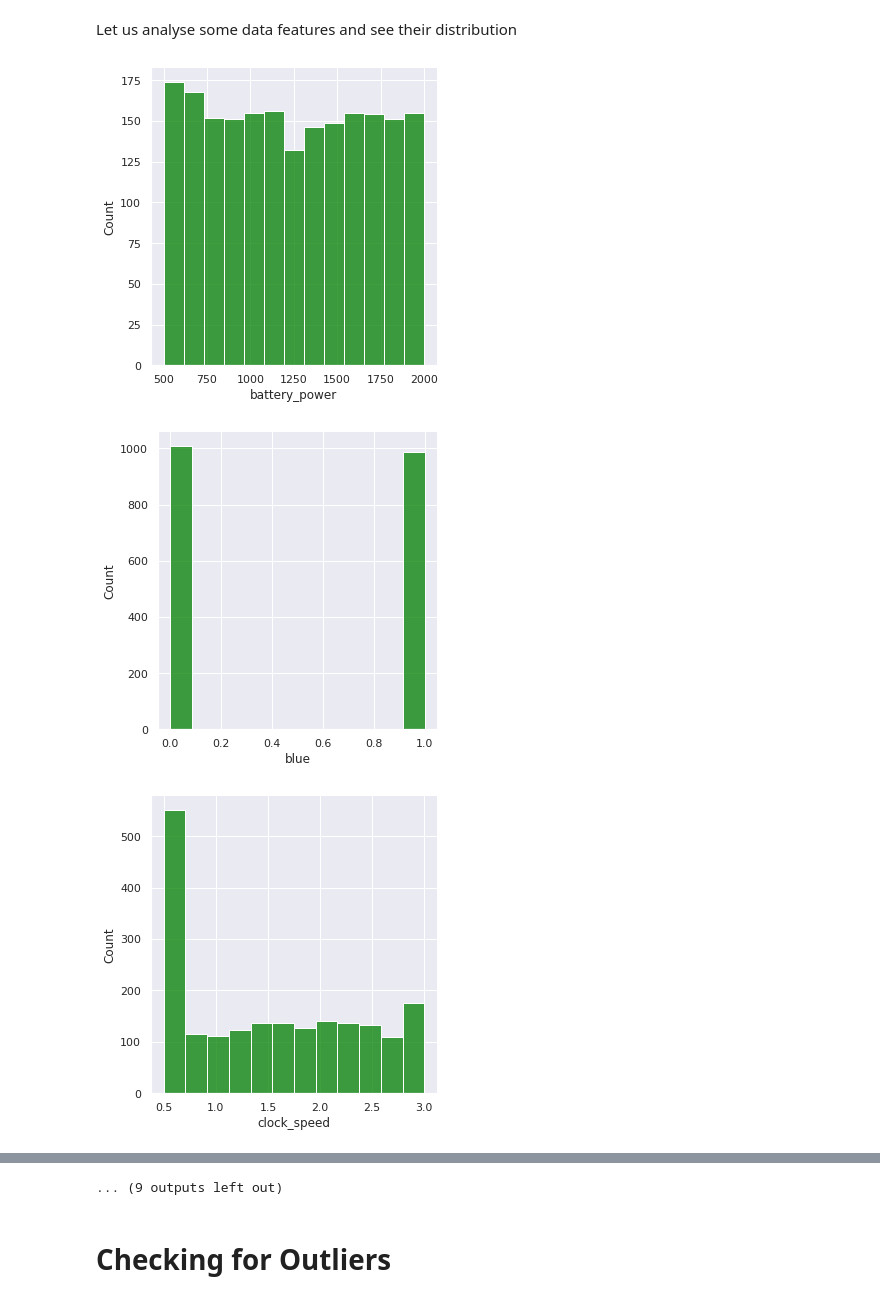
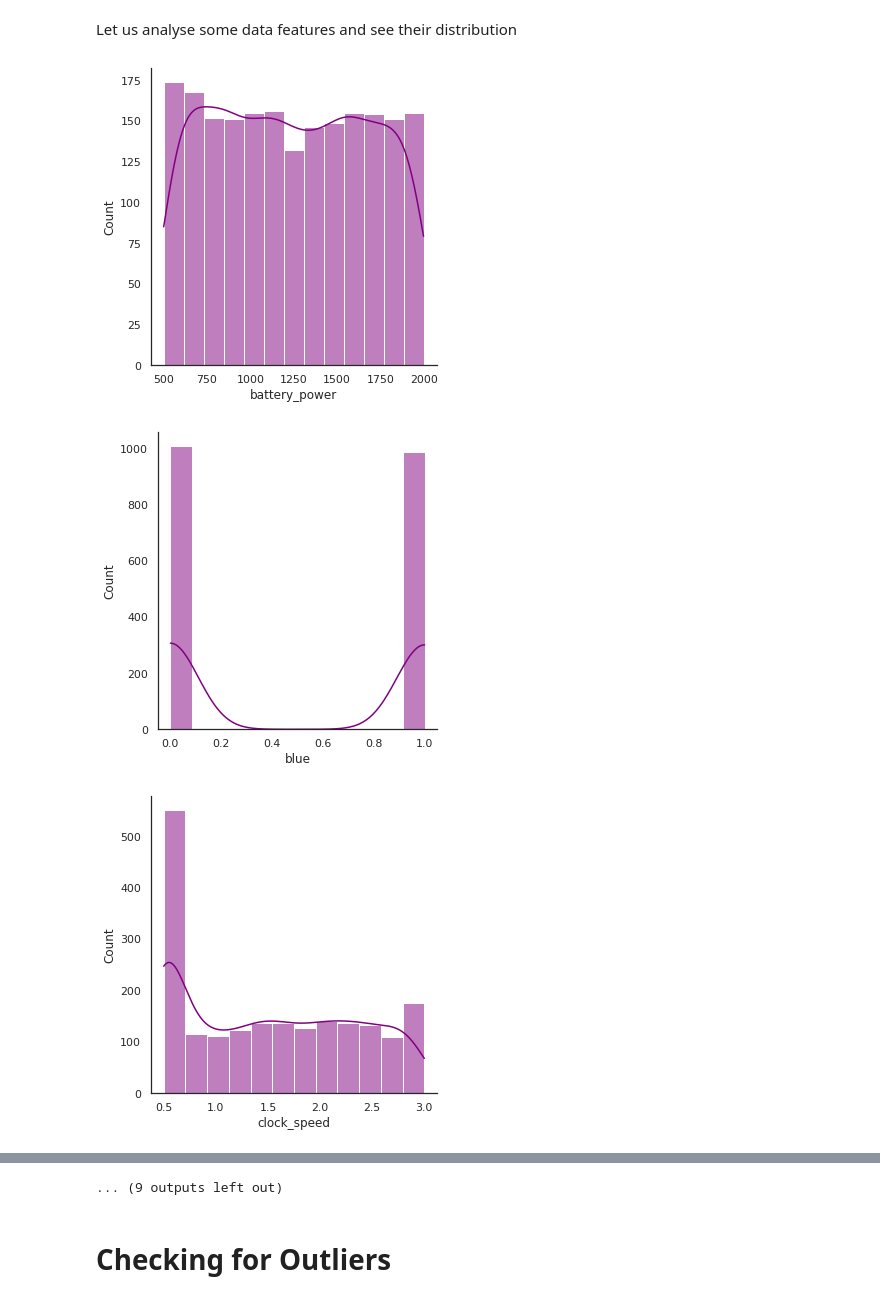
Before and after one commit to preetikhullbe/mobile-price-prediction, a Jupyter notebook: Mobile_price_prediction.ipynb, the cells around one changed output, grey strips where cells are left out. Drawn from its saved outputs; the diff is of its cells as text; code cells hidden in the pictures.

```diff
--- a/Mobile_price_prediction.ipynb
+++ b/Mobile_price_prediction.ipynb
@@ -222,11 +268,12 @@ Let us analyse some data features and see their distribution
 # %%
 col=mobile_price_df.columns
 for x in col:
   sns.set(rc={'figure.figsize':(10,5)})
-  ax=sns.displot(data=mobile_price_df[x],color='green')
+  sns.set_style('white')
+  ax=sns.displot(data=mobile_price_df[x],kde = True, color ='purple')
   plt.xlabel(x)
 plt.show()
 # %% [output]
-[figure, old version]
+[figure, new version]
-[figure, old version]
+[figure, new version]
-[figure, old version]
+[figure, new version]
```
Also changed, not shown: parts of 41 cells of this notebook.
